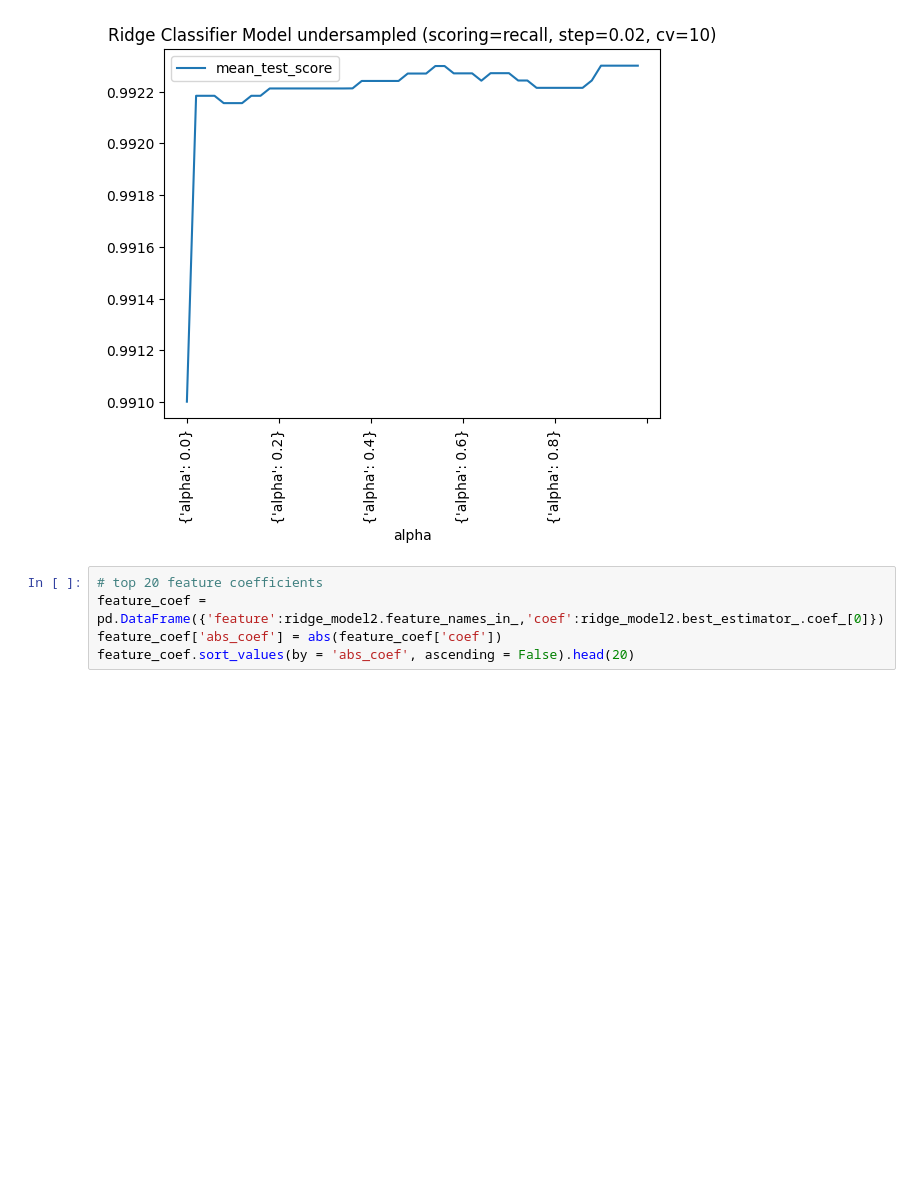
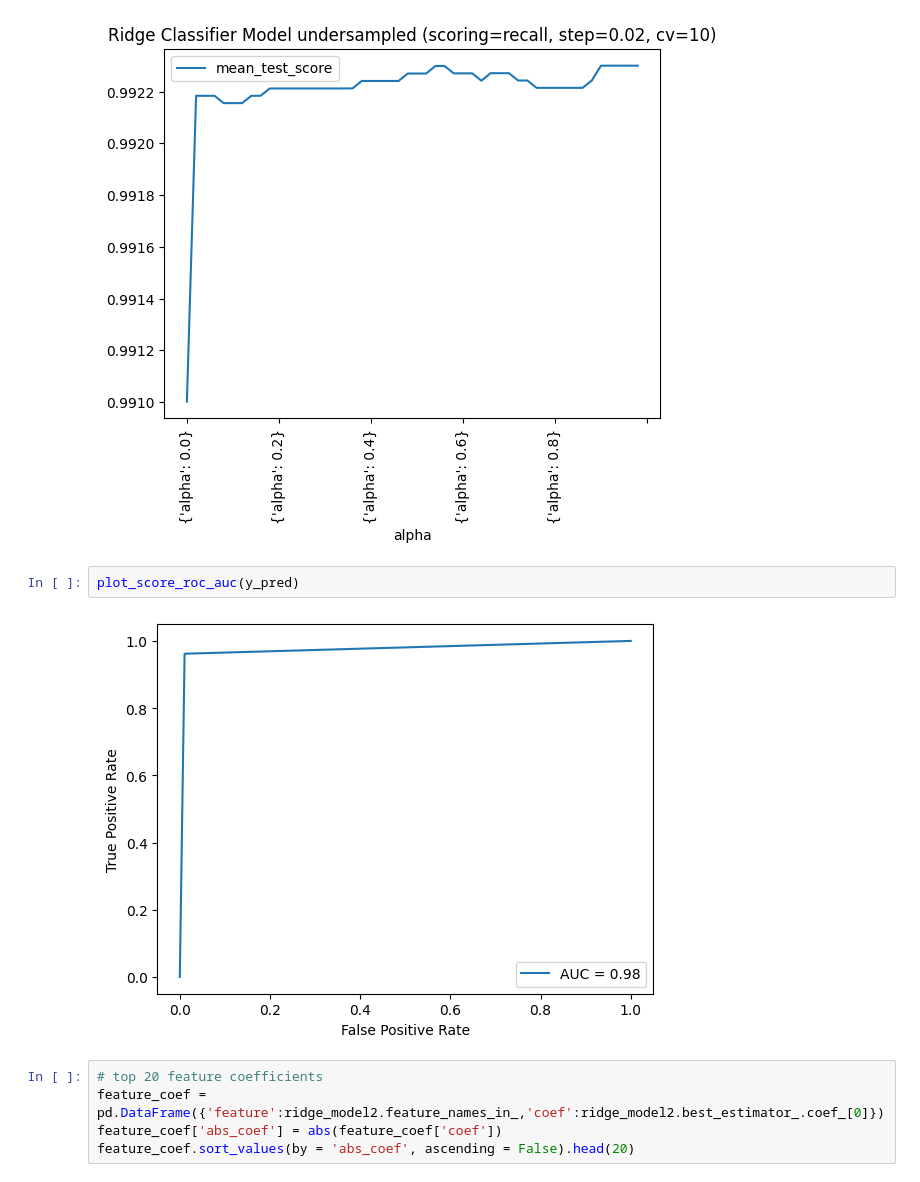
Before and after one commit to SongaZonga/ppp_fraud_pred, a Jupyter notebook: ridge_classifier_and_lasso/ridgeclassification_lasso_models.ipynb, the cells around one changed output. Saved outputs shown, nothing was run; the diff lists cells and outputs as text; blank space fills up the shorter version.

```diff
--- a/ridge_classifier_and_lasso/ridgeclassification_lasso_models.ipynb
+++ b/ridge_classifier_and_lasso/ridgeclassification_lasso_models.ipynb
@@ -667,6 +641,10 @@ plt.xlabel('alpha')
 plt.show()
 # %% [output]
 [figure]
+# %%
+plot_score_roc_auc(y_pred)
+# %% [output]
+[figure, added]
 # %%
 # top 20 feature coefficients
 feature_coef = pd.DataFrame({'feature':ridge_model2.feature_names_in_,'coef':ridge_model2.best_estimator_.coef_[0]})
```
Also changed, not shown: parts of 15 cells of this notebook, 5 other files.
